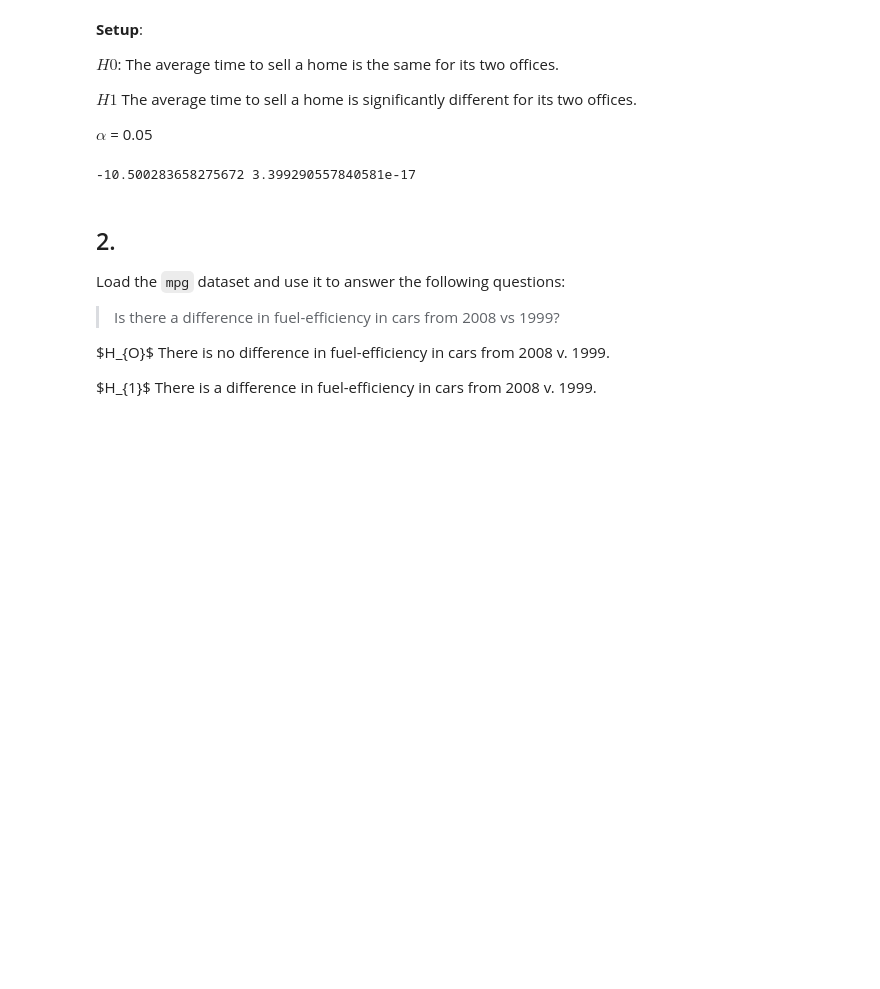
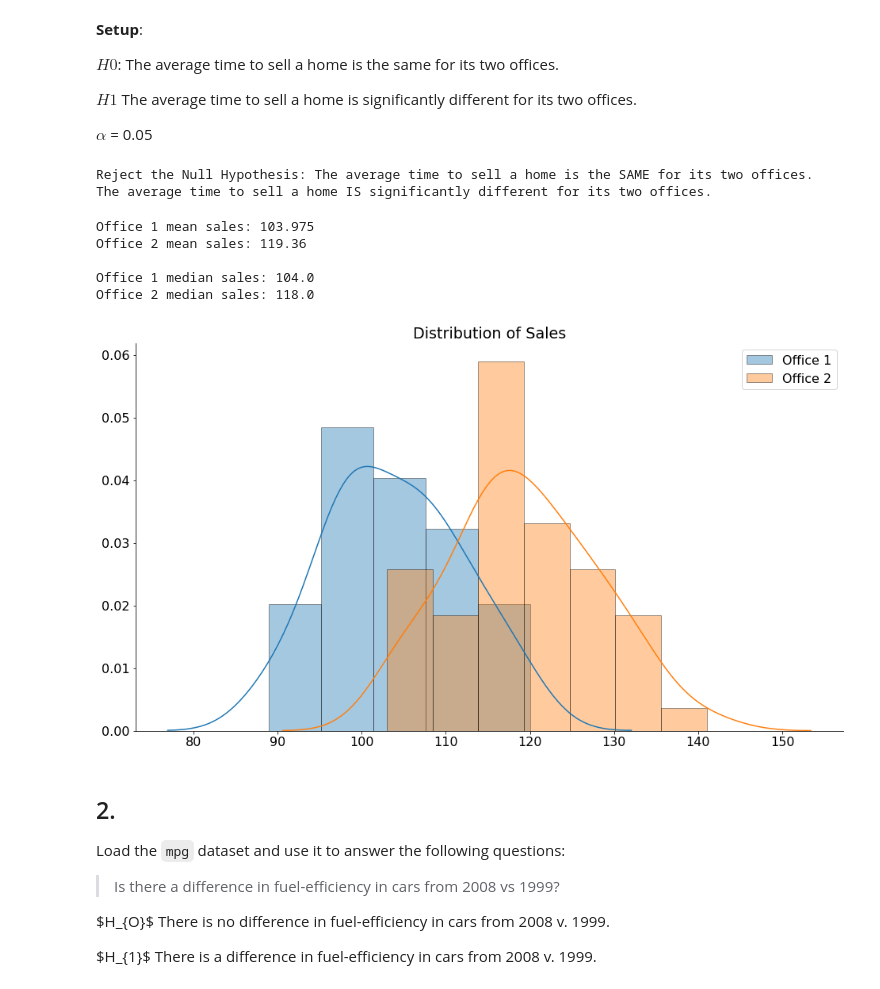
Before and after one commit to Promeos/statistics-exercises, a Jupyter notebook: hypothesis_testing.ipynb, the cells around one changed output. Cells and saved outputs as stored; diff of their text form; code cells hidden in the pictures; blank space fills up the shorter version.

```diff
--- a/hypothesis_testing.ipynb
+++ b/hypothesis_testing.ipynb
@@ -336,26 +343,54 @@ $H{0}$: The average time to sell a home is the same for its two offices.
 $H{1}$ The average time to sell a home is significantly different for its two offices.
 
 $\alpha$ = 0.05
-# %%
-alpha = 0.05
-
-# Office 1
-o_1sample = 40
-o_1stdev = 15
-o_1mean = 90
-
-# Office 2
-o_2sample = 50
-o_2mean = 100
-o_2stdev = 20
-
-o_1 = stats.poisson(o_1mean, o_1stdev).rvs(o_1sample)
-o_2 = stats.poisson(o_2mean, o_2stdev).rvs(o_2sample)
-
-t, p = stats.ttest_ind(o_1, o_2)
-print(t, p)
-# %% [output]
--10.500283658275672 3.399290557840581e-17
+# %%
+# The phrase 'average time' == average `rate`. Signal to define a Poisson Distribution
+confidence_level = 0.95
+alpha = 1 - confidence_level
+
+# Office 1 data
+o_1sample = 40
+o_1mean = 90
+o_1stdev = 15
+
+# Office 2 data
+o_2sample = 50
+o_2mean = 100
+o_2stdev = 20
+
+# Model the Poisson Distribution of each office using its mean, standard deviation, and sample size
+o_1 = stats.poisson(o_1mean, o_1stdev).rvs(o_1sample)
+o_2 = stats.poisson(o_2mean, o_2stdev).rvs(o_2sample)
+
+# When comparing two subgroups of a population, use a Two-Sample T-Test to compare their mean values
+# `stats.ttest_ind(Subgroup1_Series_of_continuous_variables, Subgroup2_Series_of_continuous_variables)
+t, p = stats.ttest_ind(o_1, o_2)
+
+if p < alpha:
+    print("Reject the Null Hypothesis: The average time to sell a home is the SAME for its two offices.")
+    print("The average time to sell a home IS significantly different for its two offices.")
+# %% [output]
+Reject the Null Hypothesis: The average time to sell a home is the SAME for its two offices.
+The average time to sell a home IS significantly different for its two offices.
+# %%
+print("Office 1 mean sales:", o_1.mean())
+print("Office 2 mean sales:", o_2.mean())
+print("\nOffice 1 median sales:", np.median(o_1))
+print("Office 2 median sales:", np.median(o_2))
+# %% [output]
+Office 1 mean sales: 103.975
+Office 2 mean sales: 119.36
+
+Office 1 median sales: 104.0
+Office 2 median sales: 118.0
+# %%
+# Distributions of Office 1 and Office 2 Sales
+sns.distplot(o_1, label='Office 1')
+sns.distplot(o_2, label='Office 2')
+plt.title("Distribution of Sales")
+plt.legend();
+# %% [output]
+[figure, added]
 # %% [markdown]
 ## 2.
 Load the `mpg` dataset and use it to answer the following questions:
```
Also changed, not shown: parts of 14 cells of this notebook.
